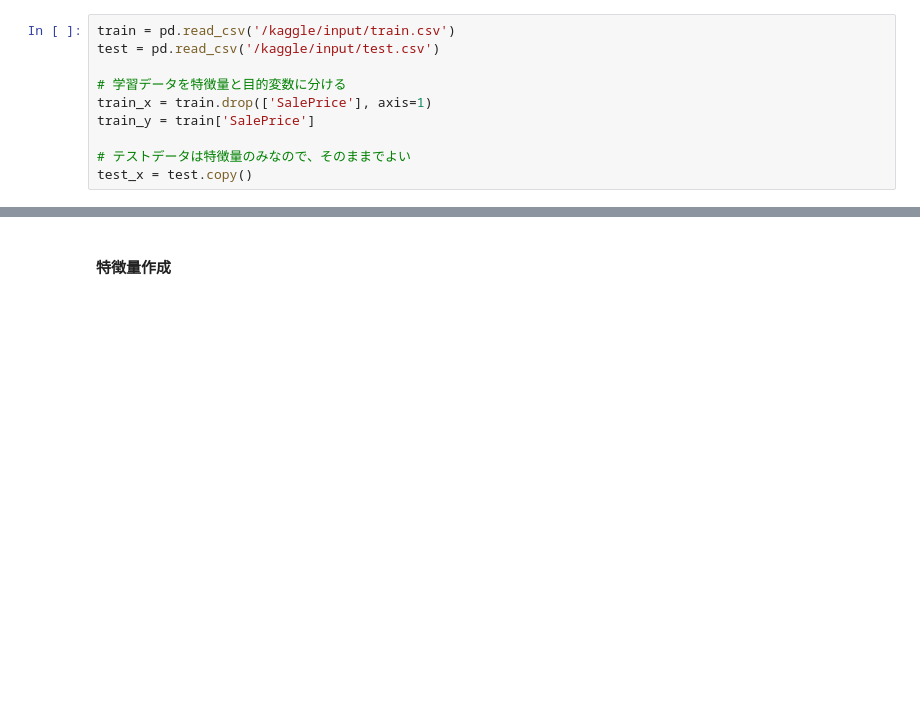
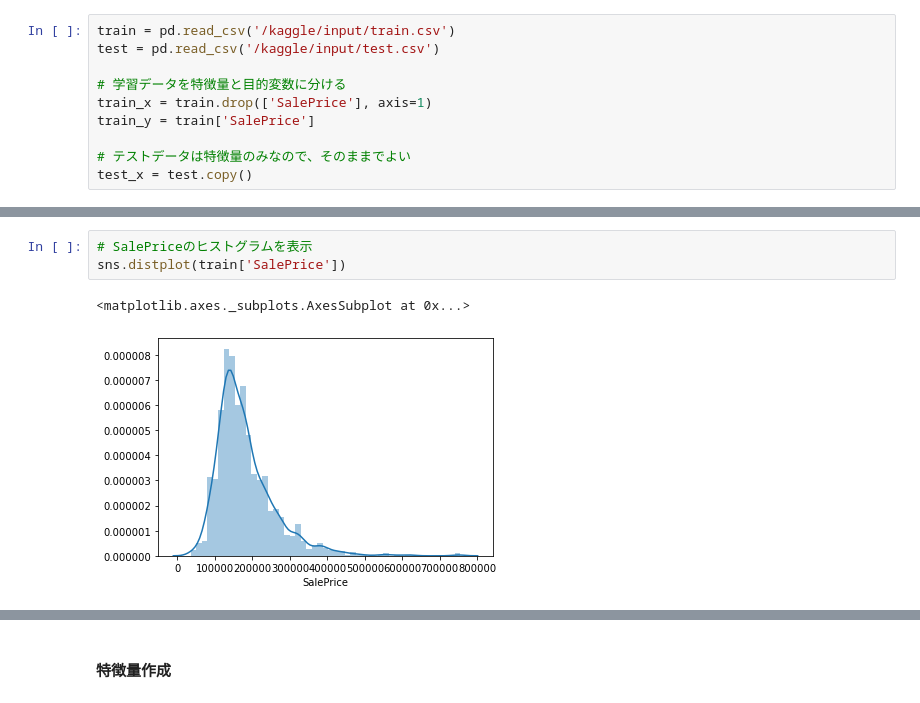
Before and after one commit to CodeSeterpie/CodeSeterpie, a Jupyter notebook: HousePrices/notebook/samplenote.ipynb, the cells around one changed output, grey strips where cells are left out. Drawn from its saved outputs; the diff is of its cells as text; blank space fills up the shorter version.

```diff
--- a/HousePrices/notebook/samplenote.ipynb
+++ b/HousePrices/notebook/samplenote.ipynb
@@ -35,0 +54,6 @@ test_x = test.copy()
+# %%
+# SalePriceのヒストグラムを表示
+sns.distplot(train['SalePrice'])
+# %% [output]
+<matplotlib.axes._subplots.AxesSubplot at 0x...>
+[figure, added]
```
Also changed, not shown: parts of 5 cells of this notebook.
